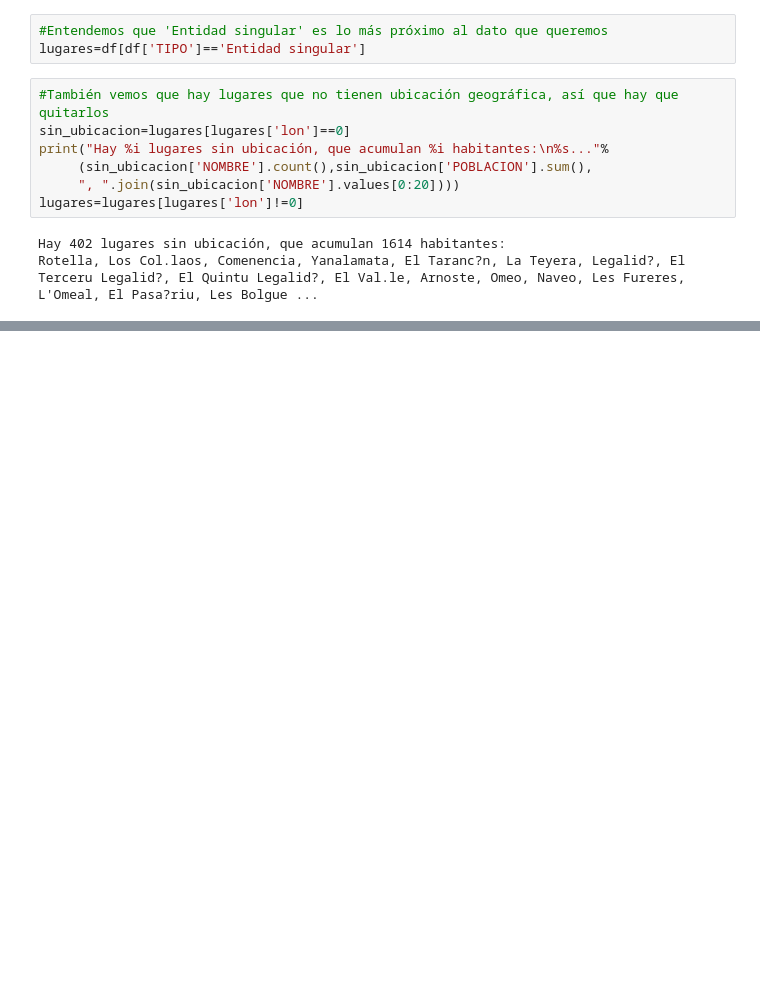
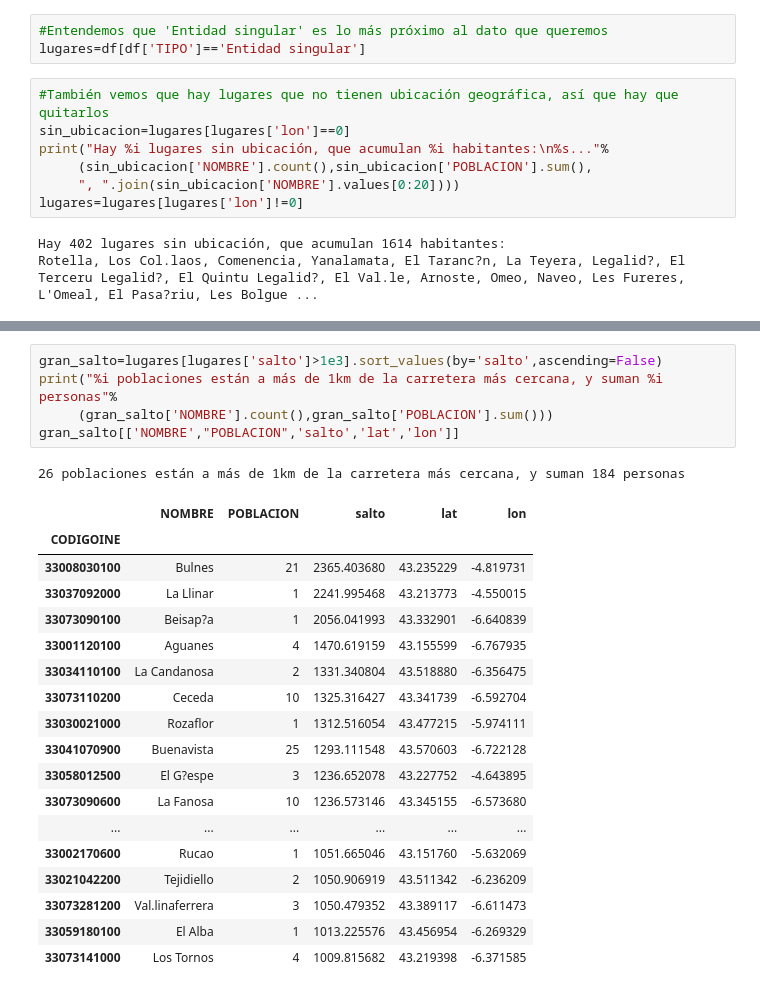
Before and after one commit to brunosan/Acesibilidad-rural-en-Asturias, a Jupyter notebook: Accesibilidad rural.ipynb, the cells around one changed output, grey strips where cells are left out. Drawn from its saved outputs; the diff is of its cells as text; blank space fills up the shorter version.

```diff
--- a/Accesibilidad rural.ipynb
+++ b/Accesibilidad rural.ipynb
@@ -271,0 +291,25 @@ for a in np.arange(10):
+# %%
+gran_salto=lugares[lugares['salto']>1e3].sort_values(by='salto',ascending=False)
+print("%i poblaciones están a más de 1km de la carretera más cercana, y suman %i personas"%
+     (gran_salto['NOMBRE'].count(),gran_salto['POBLACION'].sum()))
+gran_salto[['NOMBRE',"POBLACION",'salto','lat','lon']]
+# %% [output]
+26 poblaciones están a más de 1km de la carretera más cercana, y suman 184 personas
+|  | NOMBRE | POBLACION | salto | lat | lon |
+| CODIGOINE |  |  |  |  |  |
+| 33008030100 | Bulnes | 21 | 2365.403680 | 43.235229 | -4.819731 |
+| 33037092000 | La Llinar | 1 | 2241.995468 | 43.213773 | -4.550015 |
+| 33073090100 | Beisap?a | 1 | 2056.041993 | 43.332901 | -6.640839 |
+| 33001120100 | Aguanes | 4 | 1470.619159 | 43.155599 | -6.767935 |
+| 33034110100 | La Candanosa | 2 | 1331.340804 | 43.518880 | -6.356475 |
+| 33073110200 | Ceceda | 10 | 1325.316427 | 43.341739 | -6.592704 |
+| 33030021000 | Rozaflor | 1 | 1312.516054 | 43.477215 | -5.974111 |
+| 33041070900 | Buenavista | 25 | 1293.111548 | 43.570603 | -6.722128 |
+| 33058012500 | El G?espe | 3 | 1236.652078 | 43.227752 | -4.643895 |
+| 33073090600 | La Fanosa | 10 | 1236.573146 | 43.345155 | -6.573680 |
+| ... | ... | ... | ... | ... | ... |
+| 33002170600 | Rucao | 1 | 1051.665046 | 43.151760 | -5.632069 |
+| 33021042200 | Tejidiello | 2 | 1050.906919 | 43.511342 | -6.236209 |
+| 33073281200 | Val.linaferrera | 3 | 1050.479352 | 43.389117 | -6.611473 |
+| 33059180100 | El Alba | 1 | 1013.225576 | 43.456954 | -6.269329 |
+| 33073141000 | Los Tornos | 4 | 1009.815682 | 43.219398 | -6.371585 |
```
Also changed, not shown: parts of 10 cells of this notebook.
